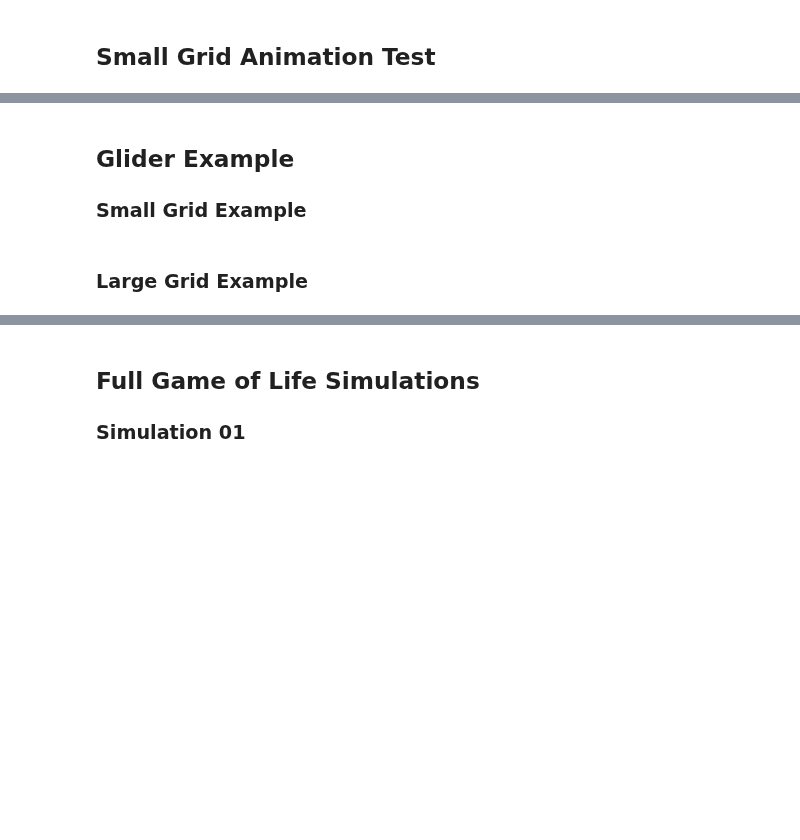
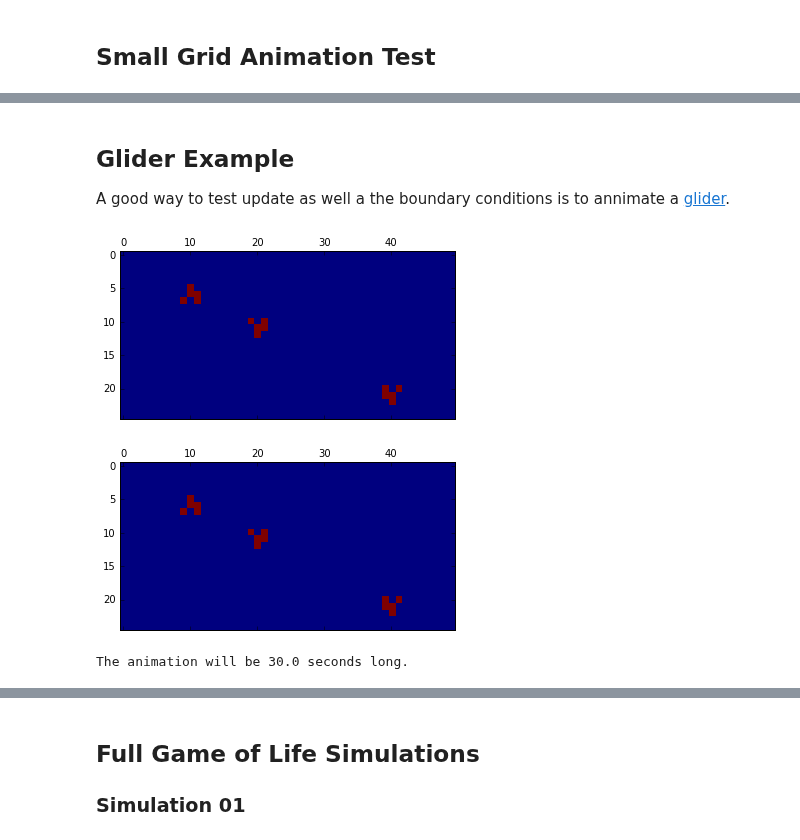
Before and after one commit to UCO-CSPI/CellularAutomaton, a Jupyter notebook: testing.ipynb, the cells around one changed output, grey strips where cells are left out. Cells and saved outputs as stored; diff of their text form; code cells hidden in the pictures; blank space fills up the shorter version.

```diff
--- a/testing.ipynb
+++ b/testing.ipynb
@@ -169,26 +153,44 @@ MyAnimation
-# %% [markdown]
-<h2>Glider Example</h2>
-<h3>Small Grid Example</h3>
+# %% [markdown]
+<h2>Glider Example</h2>
+<p> A good way to test update as well a the boundary conditions is to annimate a <a href = http://web.stanford.edu/~cdebs/GameOfLife/ >glider</a>.
 # %%
-cell.ProbInitialTrue = 0
-rows = 5
-columns = 5
-grid=[[cell() for x in range(columns)] for y in range(rows)]
+rows = 25
+columns = 50
+Cell.ProbInitialTrue = 0
+grid=[[Cell() for x in range(columns)] for y in range(rows)]
 SetNeighbors(grid, columns, rows)
 
-grid[0][1].state = True
-grid[1][1].state = True
-grid[1][2].state = True
-grid[2][0].state = True
-grid[2][2].state = True
+grid[5][10].state = True
+grid[6][10].state = True
+grid[6][11].state = True
+grid[7][9].state  = True
+grid[7][11].state = True
+
+grid[12][20].state = True
+grid[11][20].state = True
+grid[11][21].state = True
+grid[10][19].state = True
+grid[10][21].state = True
+
+grid[22][40].state = True
+grid[21][40].state = True
+grid[21][39].state = True
+grid[20][41].state = True
+grid[20][39].state = True
+
 
 [[grid[y][x].set_value() for x in range(columns)] for y in range(rows)]
 gridvalues=[[grid[y][x].value for x in range(columns)] for y in range(rows)]
 MyFigure, MyAxes = plt.subplots()
 MyAxes.matshow(gridvalues)
 MyFigure
+# %% [output]
+[figure, added]
+[figure, added]
 # %%
-AnimationFrames = 100  #total number of frames in animation.
-DelayBetweenFrames = 33 #in msec (20 gives 50 fps) (33.3 gives 30 fps)
+AnimationFrames = 300  #total number of frames in animation.
+DelayBetweenFrames = 100 #in msec (20 gives 50 fps) (33.3 gives 30 fps)
 AnimationTime = AnimationFrames * DelayBetweenFrames/1000
 print ("The animation will be {:.1f} seconds long.".format(AnimationTime))
+# %% [output]
+The animation will be 30.0 seconds long.
@@ -199,2 +196,0 @@ MyAnimation
-# %% [markdown]
-<h3>Large Grid Example</h3>
```
Also changed, not shown: parts of 21 cells of this notebook, 3 other files.
